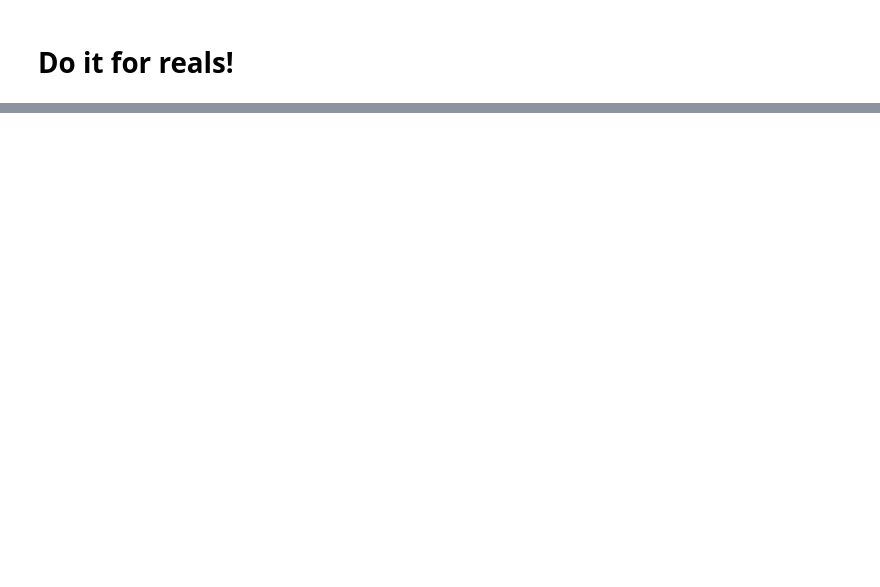
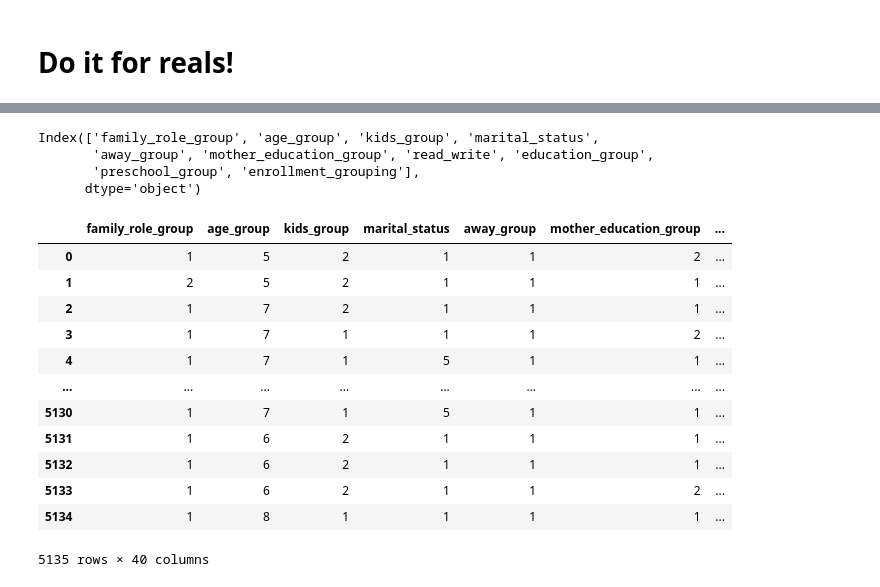
Before and after one commit to jbellogo/Classification, a Jupyter notebook: models.ipynb, the cells around one changed output, grey strips where cells are left out. Drawn from its saved outputs; the diff is of its cells as text; code cells hidden in the pictures; blank space fills up the shorter version.

```diff
--- a/models.ipynb
+++ b/models.ipynb
@@ -561,0 +576,7 @@ ans.to_csv('solution.csv', index=False)
+# %%
+X.columns
+# %% [output]
+Index(['family_role_group', 'age_group', 'kids_group', 'marital_status',
+       'away_group', 'mother_education_group', 'read_write', 'education_group',
+       'preschool_group', 'enrollment_grouping'],
+      dtype='object')
@@ -561,0 +610,16 @@ ans.to_csv('solution.csv', index=False)
+# %%
+X
+# %% [output]
+|  | family_role_group | age_group | kids_group | marital_status | away_group | mother_education_group | ... |
+| 0 | 1 | 5 | 2 | 1 | 1 | 2 | ... |
+| 1 | 2 | 5 | 2 | 1 | 1 | 1 | ... |
+| 2 | 1 | 7 | 2 | 1 | 1 | 1 | ... |
+| 3 | 1 | 7 | 1 | 1 | 1 | 2 | ... |
+| 4 | 1 | 7 | 1 | 5 | 1 | 1 | ... |
+| ... | ... | ... | ... | ... | ... | ... | ... |
+| 5130 | 1 | 7 | 1 | 5 | 1 | 1 | ... |
+| 5131 | 1 | 6 | 2 | 1 | 1 | 1 | ... |
+| 5132 | 1 | 6 | 2 | 1 | 1 | 1 | ... |
+| 5133 | 1 | 6 | 2 | 1 | 1 | 2 | ... |
+| 5134 | 1 | 8 | 1 | 1 | 1 | 1 | ... |
+5135 rows × 40 columns
```
Also changed, not shown: parts of 38 cells of this notebook, 4 other files.
